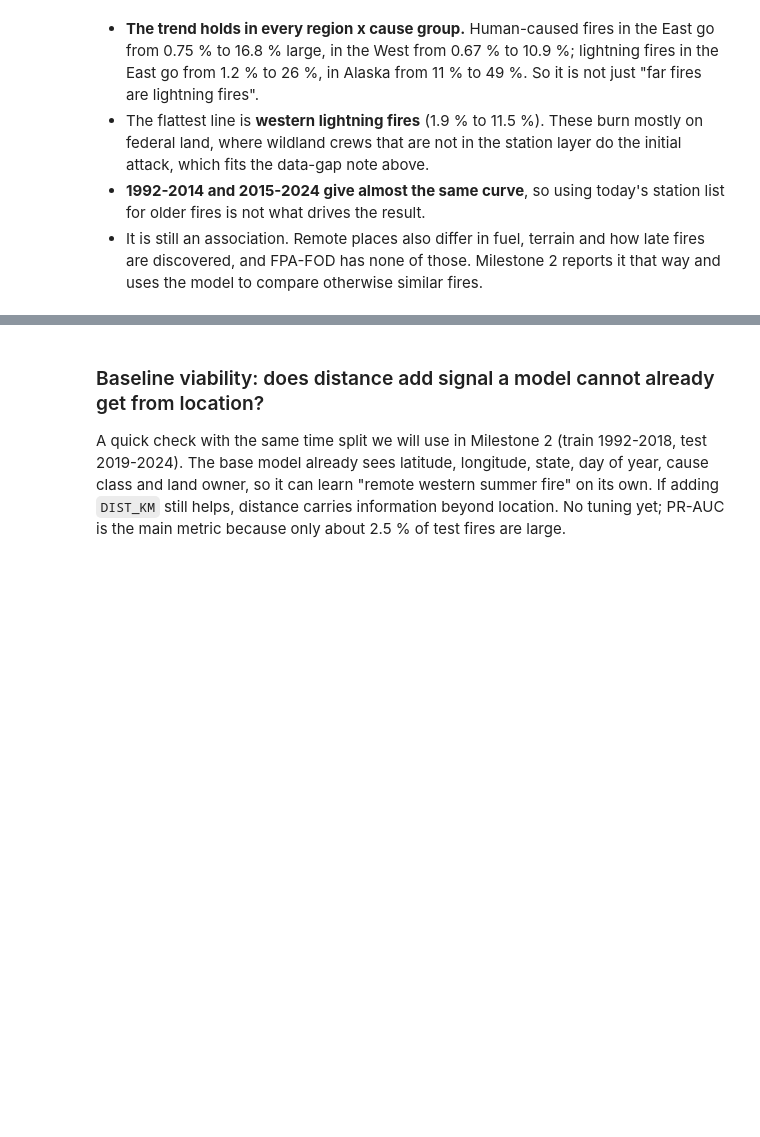
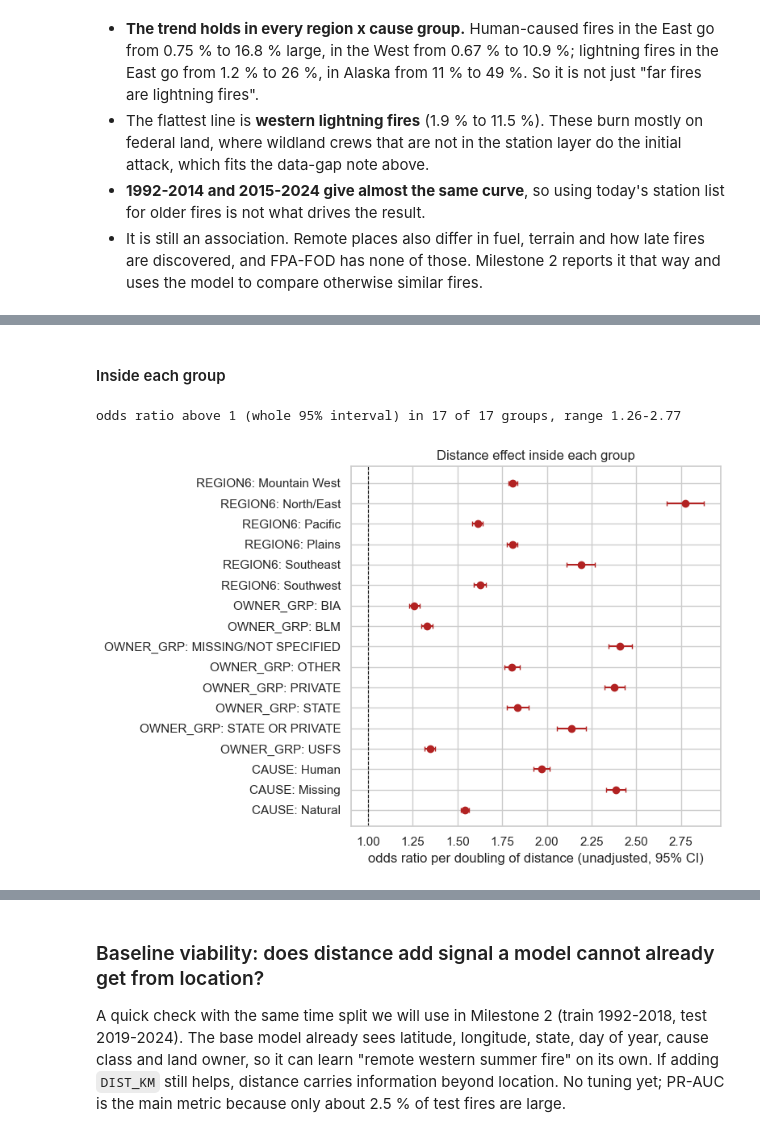
Before and after one commit to dolamquan/csen281_capstone, a Jupyter notebook: EDA/milestone1_eda.ipynb, the cells around one changed output, grey strips where cells are left out. Drawn from its saved outputs; the diff is of its cells as text; code cells hidden in the pictures; blank space fills up the shorter version.

```diff
--- a/EDA/milestone1_eda.ipynb
+++ b/EDA/milestone1_eda.ipynb
@@ -476,0 +486,21 @@ display(df.groupby('REGION')['DIST_KM'].median().round(1).to_frame('median km'))
+# %%
+STACK_MIN = 200   # an exact coordinate shared by this many fires = office / placeholder location
+
+
+def to_xyz(lat, lon):
+    # points on the unit sphere, so a k-d tree can count stations within a great-circle radius quickly
+    la, lo = np.radians(lat), np.radians(lon)
+    return np.column_stack([np.cos(la) * np.cos(lo), np.cos(la) * np.sin(lo), np.sin(la)])
+
+
+def km_to_chord(km):
+    return 2 * np.sin(km / (2 * EARTH_KM))
+
+
+st_tree = cKDTree(to_xyz(st['lat'].to_numpy(), st['lon'].to_numpy()))
+df['STATIONS_25KM'] = st_tree.query_ball_point(to_xyz(df['LATITUDE'].to_numpy(), df['LONGITUDE'].to_numpy()),
+                                               r=km_to_chord(25), return_length=True, workers=-1)
+df['STACKED'] = df.groupby(['LATITUDE', 'LONGITUDE'])['FIRE_YEAR'].transform('size') >= STACK_MIN
+print('stations within 25 km, quantiles:', df['STATIONS_25KM'].quantile([.05, .25, .5, .75, .95]).to_dict())
+print(f"fires with no station within 25 km: {df['STATIONS_25KM'].eq(0).mean():.1%}")
+print(f"fires on stacked locations ({STACK_MIN}+ fires at one exact point): {df['STACKED'].sum():,}")
@@ -646,0 +781,29 @@ display(strata.pivot_table(index='DIST_BAND', columns=['REGION', 'NWCG_CAUSE_CLA
+# %% [markdown]
+#### Inside each group
+# %%
+rows = []
+for col in ['REGION6', 'OWNER_GRP', 'CAUSE']:
+    for level, sub in A.groupby(col):
+        rows.append({'split': col, 'level': level, 'fires': len(sub), 'share_large': sub['LARGE'].mean(),
+                     'median_km': sub['DIST_KM'].median(), **odds_ratio(sub)})
+or_strata = pd.DataFrame(rows).set_index(['split', 'level']).drop(columns='n')
+print(f"odds ratio above 1 (whole 95% interval) in {(or_strata['ci_low'] > 1).sum()} of {len(or_strata)} groups, "
+      f"range {or_strata.OR_per_doubling.min():.2f}-{or_strata.OR_per_doubling.max():.2f}")
+
+fig, ax = plt.subplots(figsize=(8, 5.5))
+y = np.arange(len(or_strata))
+ax.errorbar(or_strata['OR_per_doubling'], y, fmt='o', color='firebrick', capsize=2,
+            xerr=[or_strata['OR_per_doubling'] - or_strata['ci_low'], or_strata['ci_high'] - or_strata['OR_per_doubling']])
+ax.axvline(1, color='k', lw=0.8, ls='--')
+ax.set_yticks(y, [f'{s}: {l}' for s, l in or_strata.index])
+ax.invert_yaxis()
+ax.set_xlabel('odds ratio per doubling of distance (unadjusted, 95% CI)')
+ax.set_title('Distance effect inside each group')
+plt.tight_layout()
+savefig('or_by_group.png')
+plt.show()
+display(or_strata.style.format({'fires': '{:,}', 'share_large': '{:.2%}', 'median_km': '{:.1f}',
+                                'OR_per_doubling': '{:.2f}', 'ci_low': '{:.2f}', 'ci_high': '{:.2f}'}))
+# %% [output]
+odds ratio above 1 (whole 95% interval) in 17 of 17 groups, range 1.26-2.77
+[figure, added]
```
Also changed, not shown: parts of 36 cells of this notebook, 39 other files.
